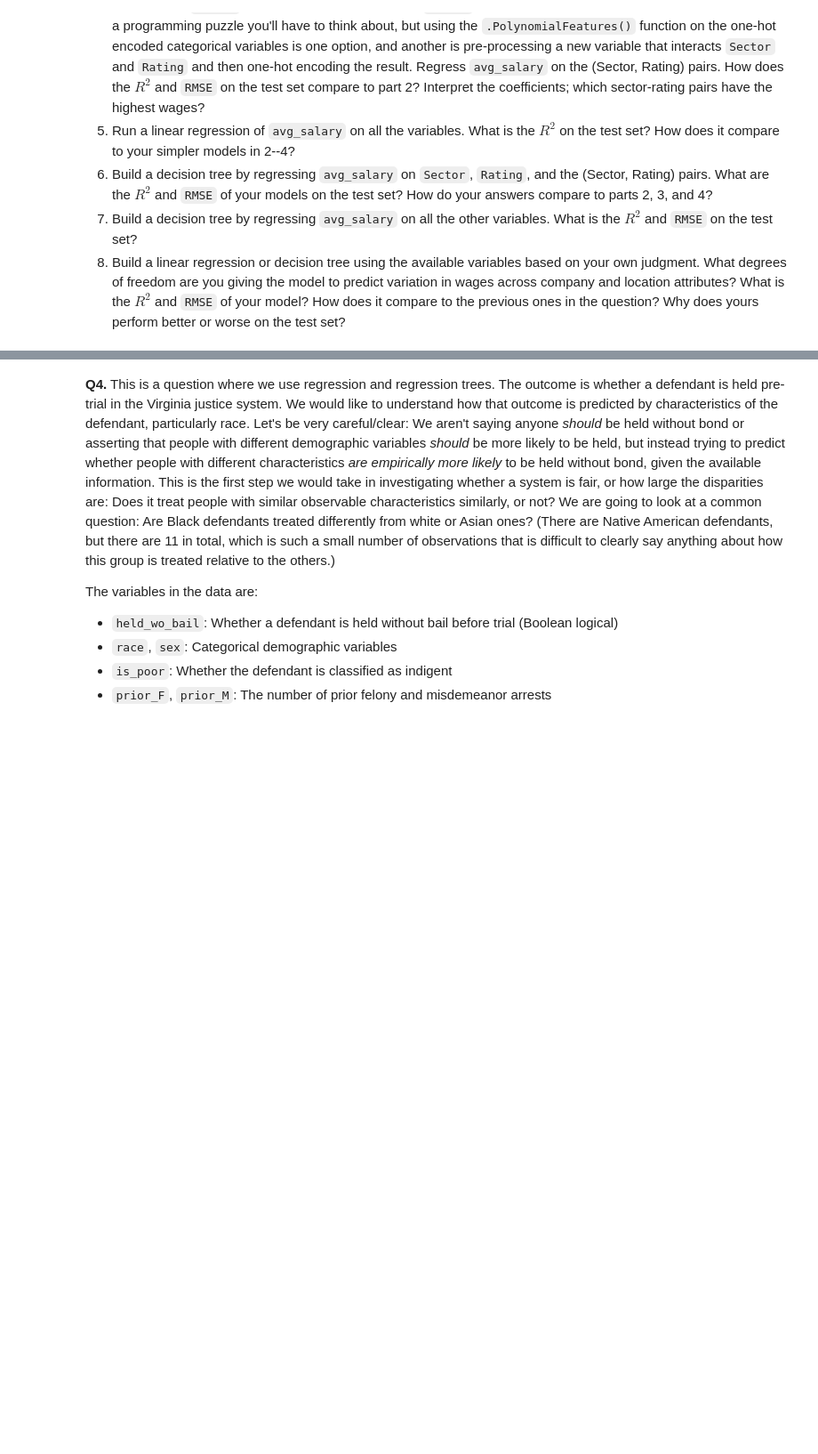
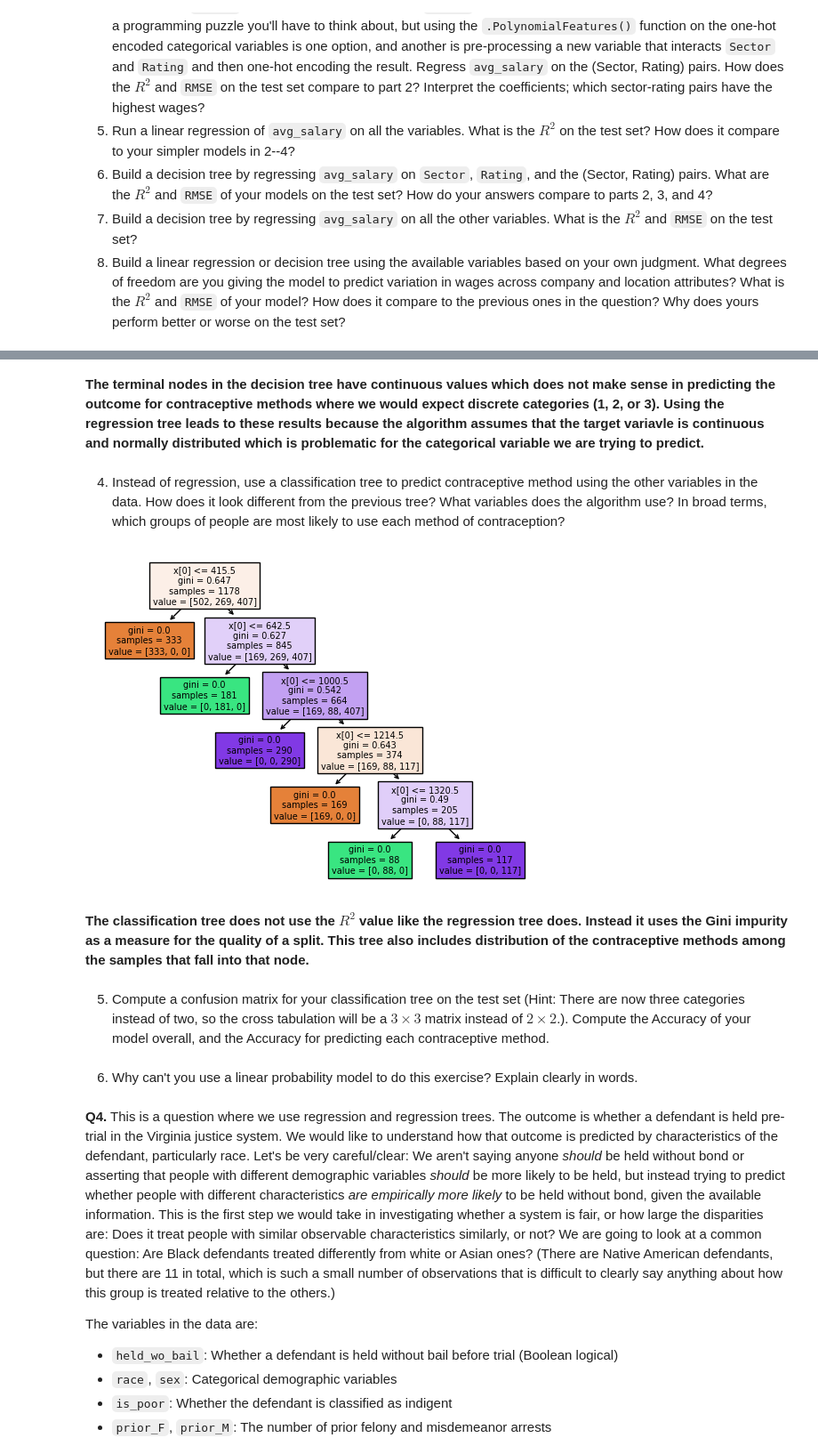
Before and after one commit to amanzanares410/assignment4, a Jupyter notebook: assignment4.ipynb, the cells around one changed output, grey strips where cells are left out. Shown at 89% size. Saved outputs shown, nothing was run; the diff lists cells and outputs as text; code cells hidden in the pictures; blank space fills up the shorter version.

```diff
--- a/assignment4.ipynb
+++ b/assignment4.ipynb
@@ -359,0 +387,17 @@ Text(0.5, 1.0, 'Kernel Density of Residuals')
+# %% [markdown]
+**The terminal nodes in the decision tree have continuous values which does not make sense in predicting the outcome for contraceptive methods where we would expect discrete categories (1, 2, or 3). Using the regression tree leads to these results because the algorithm assumes that the target variavle is continuous and normally distributed which is problematic for the categorical variable we are trying to predict.**
+# %% [markdown]
+  4. Instead of regression, use a classification tree to predict contraceptive method using the other variables in the data. How does it look different from the previous tree? What variables does the algorithm use? In broad terms, which groups of people are most likely to use each method of contraception?
+# %%
+cart = tree.DecisionTreeClassifier()
+cart = cart.fit(X_train,  y_train)
+
+plt.figure()
+tree.plot_tree(cart, filled=True)
+plt.show()
+# %% [output]
+[figure, added]
+# %% [markdown]
+**The classification tree does not use the $R^2$ value like the regression tree does. Instead it uses the Gini impurity as a measure for the quality of a split. This tree also includes distribution of the contraceptive methods among the samples that fall into that node.**
+# %% [markdown]
+  5. Compute a confusion matrix for your classification tree on the test set (Hint: There are now three categories instead of two, so the cross tabulation will be a $3 \times 3$ matrix instead of $2 \times 2$.). Compute the Accuracy of your model overall, and the Accuracy for predicting each contraceptive method.
@@ -360,3 +416,5 @@ Text(0.5, 1.0, 'Kernel Density of Residuals')
+# %% [markdown]
+  6. Why can't you use a linear probability model to do this exercise? Explain clearly in words.
 # %% [markdown]
 **Q4.** This is a question where we use regression and regression trees. The outcome is whether a defendant is held pre-trial in the Virginia justice system. We would like to understand how that outcome is predicted by characteristics of the defendant, particularly race. Let's be very careful/clear: We aren't saying anyone *should* be held without bond or asserting that people with different demographic variables *should* be more likely to be held, but instead trying to predict whether people with different characteristics *are empirically more likely* to be held without bond, given the available information. This is the first step we would take in investigating whether a system is fair, or how large the disparities are: Does it treat people with similar observable characteristics similarly, or not? We are going to look at a common question: Are Black defendants treated differently from white or Asian ones? (There are Native American defendants, but there are 11 in total, which is such a small number of observations that is difficult to clearly say anything about how this group is treated relative to the others.)
 
```
Also changed, not shown: parts of 8 cells of this notebook.
